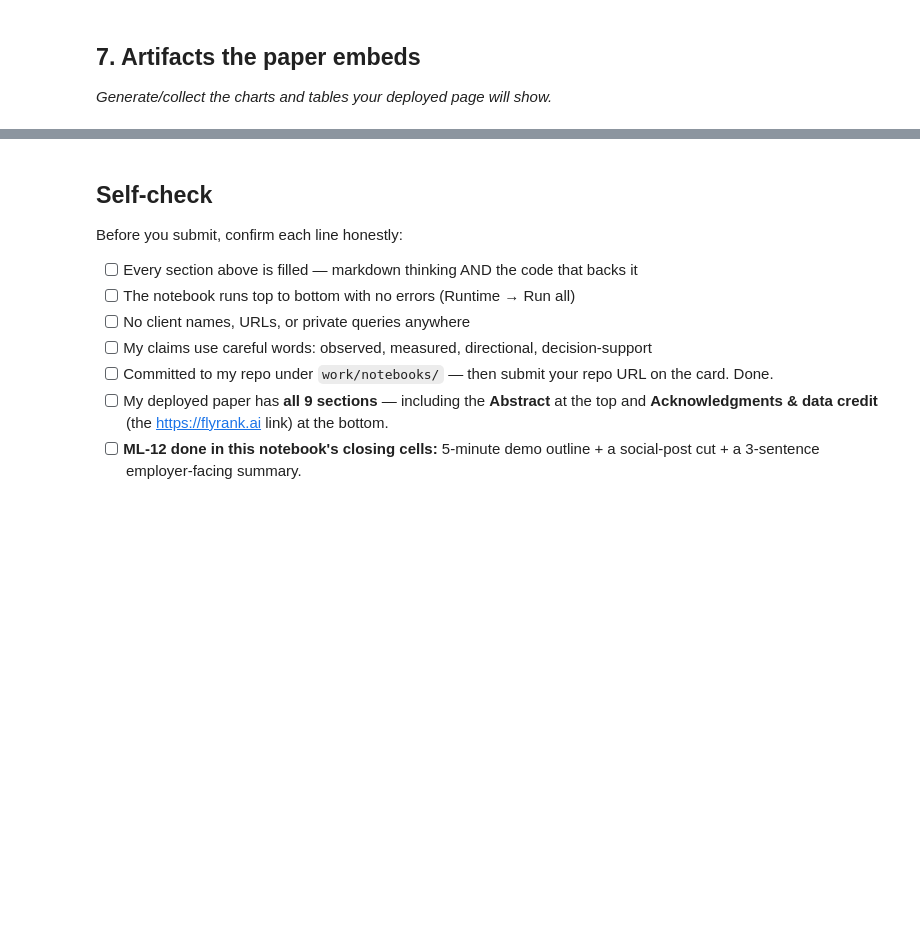
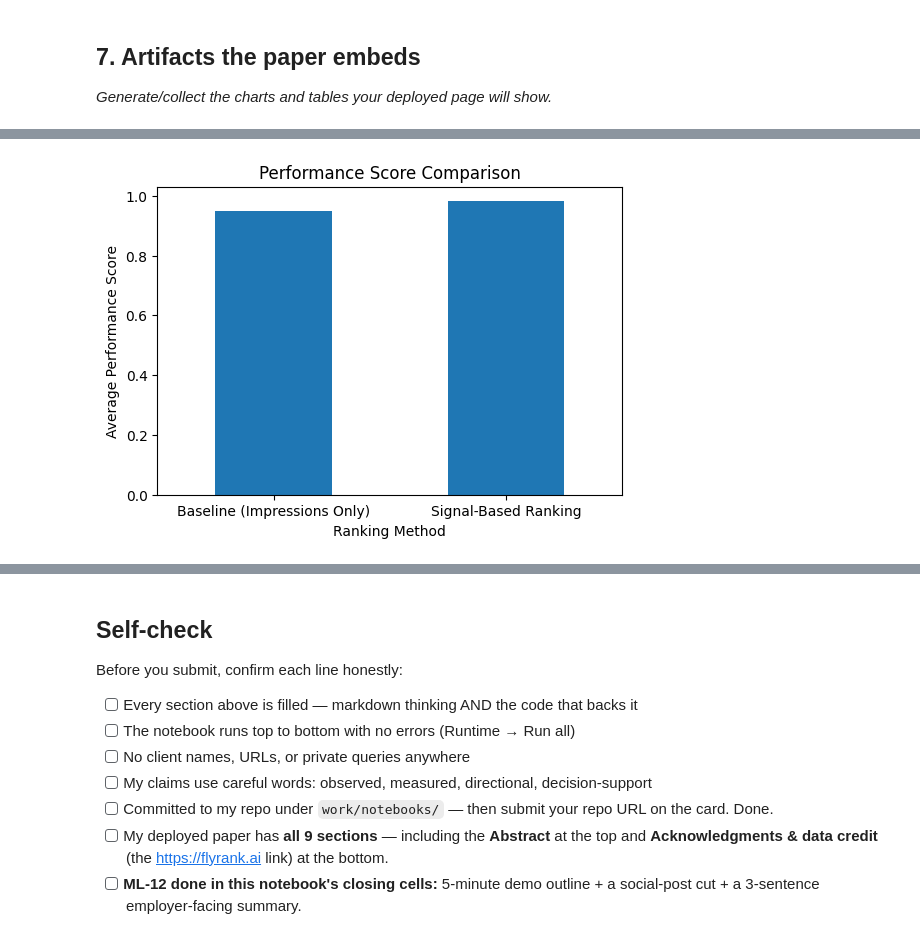
Before and after one commit to noor00-ai/fly_rank_intern, a Jupyter notebook: work/notebooks/capstone.ipynb, the cells around one changed output, grey strips where cells are left out. Drawn from its saved outputs; the diff is of its cells as text; code cells hidden in the pictures; blank space fills up the shorter version.

```diff
--- a/work/notebooks/capstone.ipynb
+++ b/work/notebooks/capstone.ipynb
@@ -20,0 +267,6 @@ This skeleton is yours to fill. Work the sections **in order** — each one has
+# %%
+# Fill missing numerical values using median values
+signal_df = signal_df.fillna(signal_df.median())
+
+# Verify missing values are handled
+signal_df.isnull().sum()
@@ -24,0 +407,21 @@ This skeleton is yours to fill. Work the sections **in order** — each one has
+# %%
+comparison = pd.DataFrame({
+    "Method": [
+        "Baseline (Impressions Only)",
+        "Signal-Based Ranking"
+    ],
+    "Average Performance Score": [
+        baseline_top10["performance_score"].mean(),
+        signal_top10["performance_score"].mean()
+    ],
+    "Average Clicks": [
+        baseline_top10["clicks_90d"].mean(),
+        signal_top10["clicks_90d"].mean()
+    ],
+    "Average Engagement Rate": [
+        baseline_top10["engagement_rate"].mean(),
+        signal_top10["engagement_rate"].mean()
+    ]
+})
+
+comparison
@@ -36,0 +497,19 @@ This skeleton is yours to fill. Work the sections **in order** — each one has
+# %%
+import matplotlib.pyplot as plt
+
+# Plot comparison of baseline vs signal ranking
+
+comparison_plot = comparison.set_index("Method")["Average Performance Score"]
+
+comparison_plot.plot(
+    kind="bar",
+    figsize=(6,4),
+    title="Performance Score Comparison"
+)
+
+plt.ylabel("Average Performance Score")
+plt.xlabel("Ranking Method")
+plt.xticks(rotation=0)
+plt.show()
+# %% [output]
+[figure, added]
```
Also changed, not shown: parts of 27 cells of this notebook.
